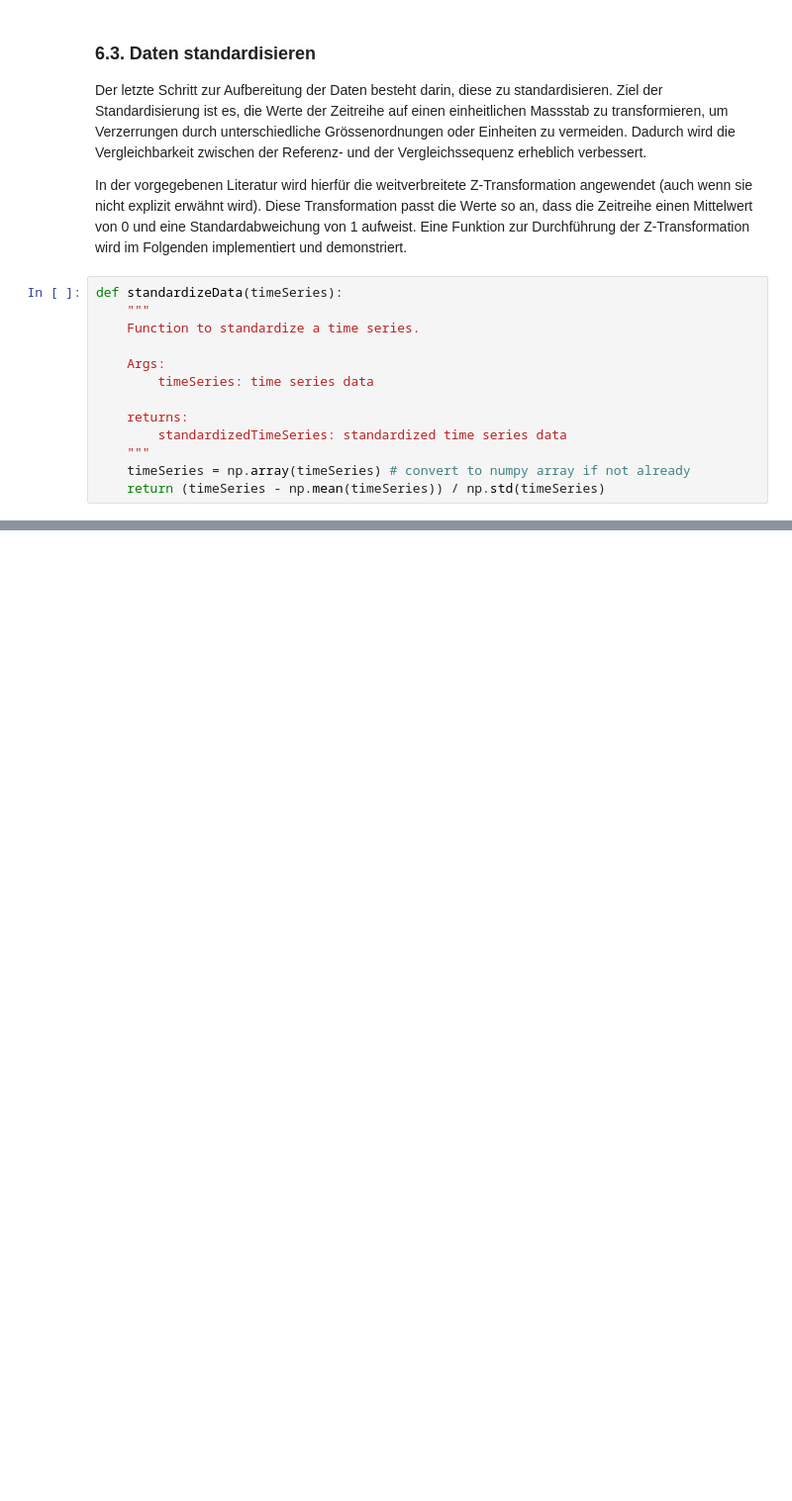
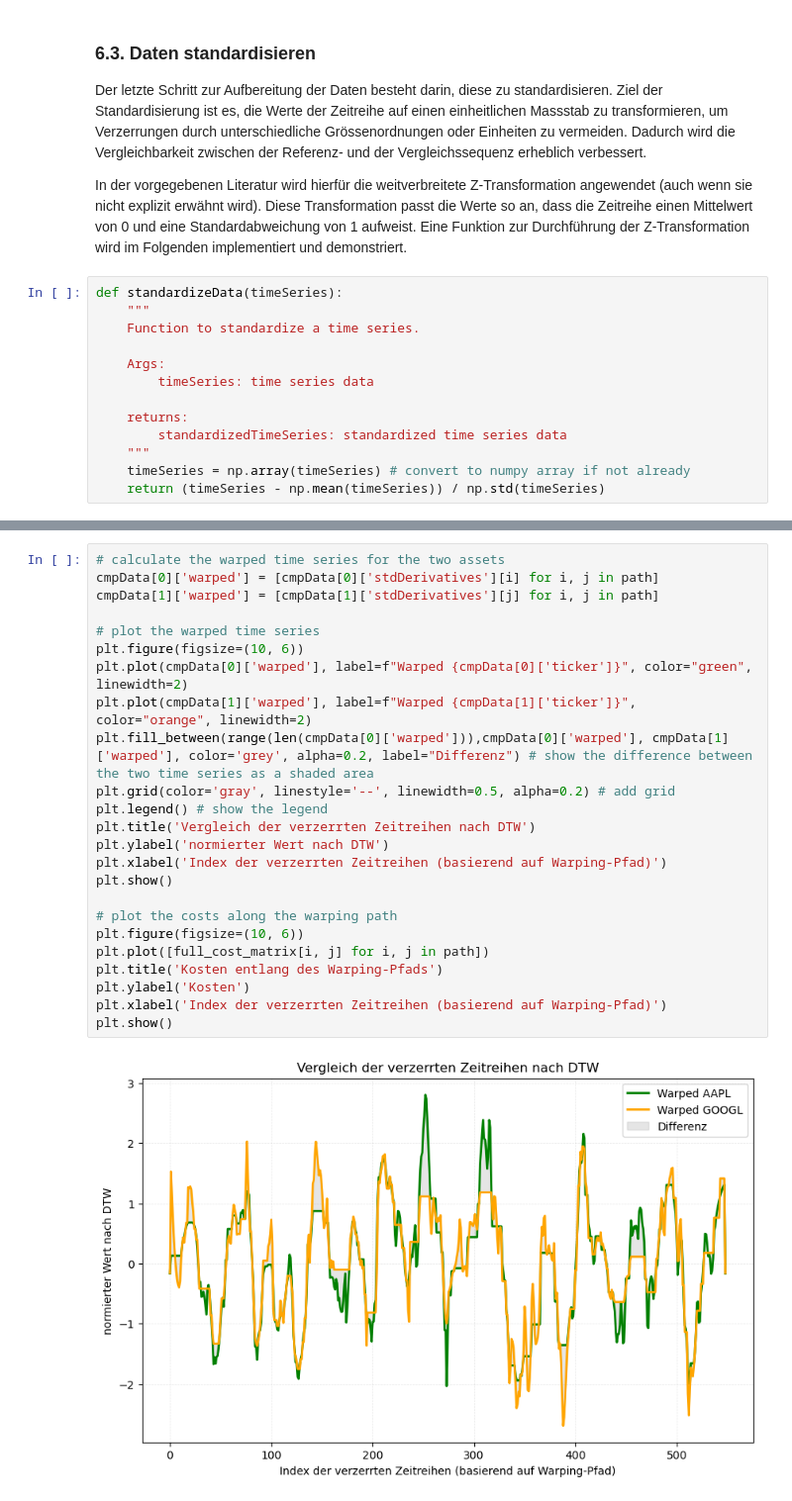
Before and after one commit to yannluethi/DIFA, a Jupyter notebook: DIFA_DTW.ipynb, the cells around one changed output, grey strips where cells are left out. Shown at 99% size. Saved outputs shown, nothing was run; the diff lists cells and outputs as text; blank space fills up the shorter version.

```diff
--- a/DIFA_DTW.ipynb
+++ b/DIFA_DTW.ipynb
@@ -413,0 +566,26 @@ Standard deviation of standardized first derivatives: 1.0
+# %%
+# calculate the warped time series for the two assets
+cmpData[0]['warped'] = [cmpData[0]['stdDerivatives'][i] for i, j in path]
+cmpData[1]['warped'] = [cmpData[1]['stdDerivatives'][j] for i, j in path]
+
+# plot the warped time series
+plt.figure(figsize=(10, 6))
+plt.plot(cmpData[0]['warped'], label=f"Warped {cmpData[0]['ticker']}", color="green", linewidth=2)
+plt.plot(cmpData[1]['warped'], label=f"Warped {cmpData[1]['ticker']}", color="orange", linewidth=2)
+plt.fill_between(range(len(cmpData[0]['warped'])),cmpData[0]['warped'], cmpData[1]['warped'], color='grey', alpha=0.2, label="Differenz") # show the difference between the two time series as a shaded area
+plt.grid(color='gray', linestyle='--', linewidth=0.5, alpha=0.2) # add grid
+plt.legend() # show the legend
+plt.title('Vergleich der verzerrten Zeitreihen nach DTW')
+plt.ylabel('normierter Wert nach DTW')
+plt.xlabel('Index der verzerrten Zeitreihen (basierend auf Warping-Pfad)')
+plt.show()
+
+# plot the costs along the warping path
+plt.figure(figsize=(10, 6))
+plt.plot([full_cost_matrix[i, j] for i, j in path])
+plt.title('Kosten entlang des Warping-Pfads')
+plt.ylabel('Kosten')
+plt.xlabel('Index der verzerrten Zeitreihen (basierend auf Warping-Pfad)')
+plt.show()
+# %% [output]
+[figure, added]
```
Also changed, not shown: parts of 39 cells of this notebook, 1 other file.
